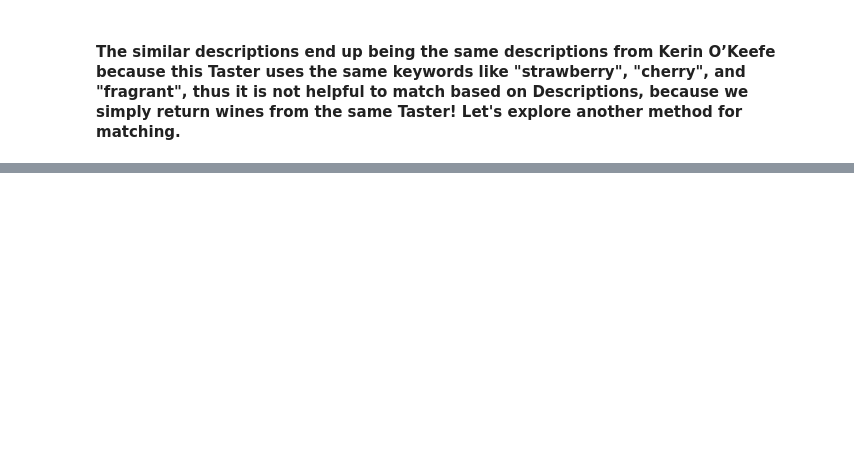
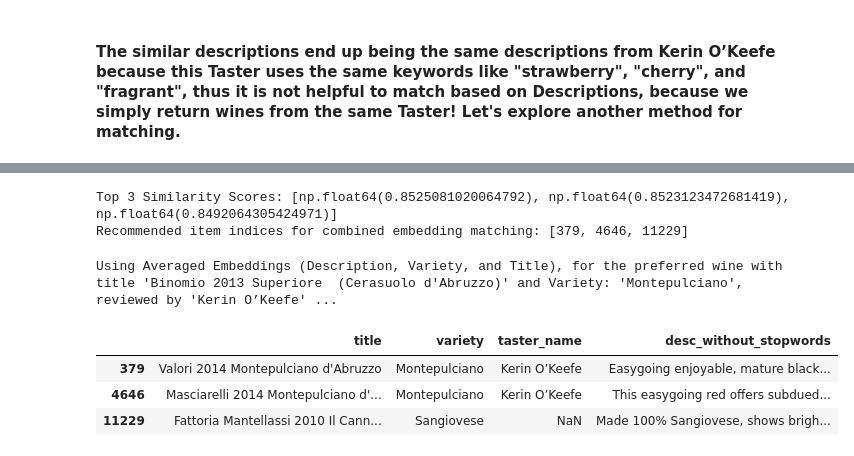
Before and after one commit to mwheeler235/wine-recommender, a Jupyter notebook: wine_reviews_sbert.ipynb, the cells around one changed output, grey strips where cells are left out. Cells and saved outputs as stored; diff of their text form; code cells hidden in the pictures; blank space fills up the shorter version.

Commit message:
averaged embeddings explored

```diff
--- a/wine_reviews_sbert.ipynb
+++ b/wine_reviews_sbert.ipynb
@@ -442,2 +432,35 @@ But the initial preferred Description by the same Taster is
 # %%
-#TODO
+corpus_variety = df_filtered2['variety']
+corpus_title = df_filtered2['title']
+
+corpus_variety_embeddings = model.encode(corpus_variety)
+corpus_title_embeddings = model.encode(corpus_title)
+# %%
+# Combine embeddings (e.g., by averaging)
+combined_embeddings = (corpus_embeddings + corpus_variety_embeddings + corpus_title_embeddings) / 3
+# %%
+df_filtered2['combined_embedding'] = combined_embeddings.tolist()
+# %%
+df_filtered_less_pref = df_filtered2.drop(index=user0_fav_index[0])
+df_user0_prefs = df_filtered2.iloc[user0_fav_index].reset_index()
+
+item_embeddings2 = np.array(df_filtered_less_pref['combined_embedding'].to_list())
+query_embedding2 = np.array(df_user0_prefs['combined_embedding'].to_list())
+
+top_recommendations = recommend_items(item_embeddings2, query_embedding2, top_n=3)
+print(f"Recommended item indices for combined embedding matching: {top_recommendations}")
+# %% [output]
+Top 3 Similarity Scores: [np.float64(0.8525081020064792), np.float64(0.8523123472681419), np.float64(0.8492064305424971)]
+Recommended item indices for combined embedding matching: [379, 4646, 11229]
+# %%
+df_user0_reccs2 = df_filtered2.iloc[top_recommendations]
+
+print(f"Using Averaged Embeddings (Description, Variety, and Title), for the preferred wine with title '{str(df_user0_prefs.loc[0, 'title'])}' and Variety: '{str(df_user0_prefs.loc[0, 'variety'])}', reviewed by '{str(df_user0_prefs.loc[0, 'taster_name'])}' are:")
+
+df_user0_reccs2[['title','variety','taster_name','desc_without_stopwords']].head()
+# %% [output]
+Using Averaged Embeddings (Description, Variety, and Title), for the preferred wine with title 'Binomio 2013 Superiore  (Cerasuolo d'Abruzzo)' and Variety: 'Montepulciano', reviewed by 'Kerin O’Keefe' ...
+|  | title | variety | taster_name | desc_without_stopwords |
+| 379 | Valori 2014 Montepulciano d'Abruzzo | Montepulciano | Kerin O’Keefe | Easygoing enjoyable, mature black... |
+| 4646 | Masciarelli 2014 Montepulciano d'... | Montepulciano | Kerin O’Keefe | This easygoing red offers subdued... |
+| 11229 | Fattoria Mantellassi 2010 Il Cann... | Sangiovese | NaN | Made 100% Sangiovese, shows brigh... |
```
Also changed, not shown: parts of 7 cells of this notebook.
